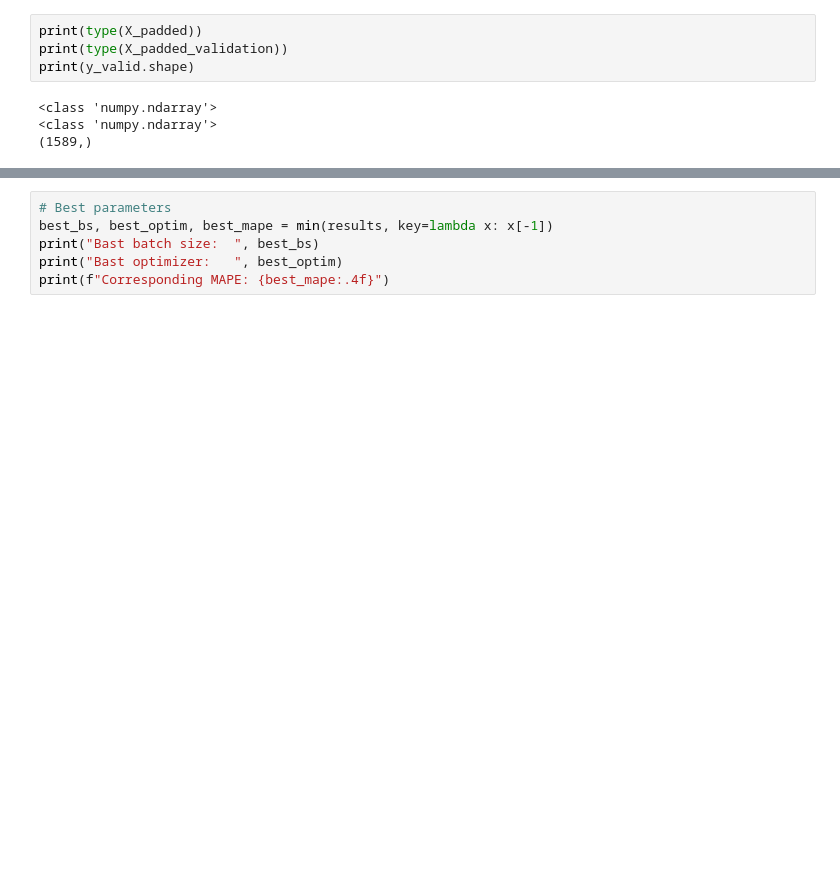
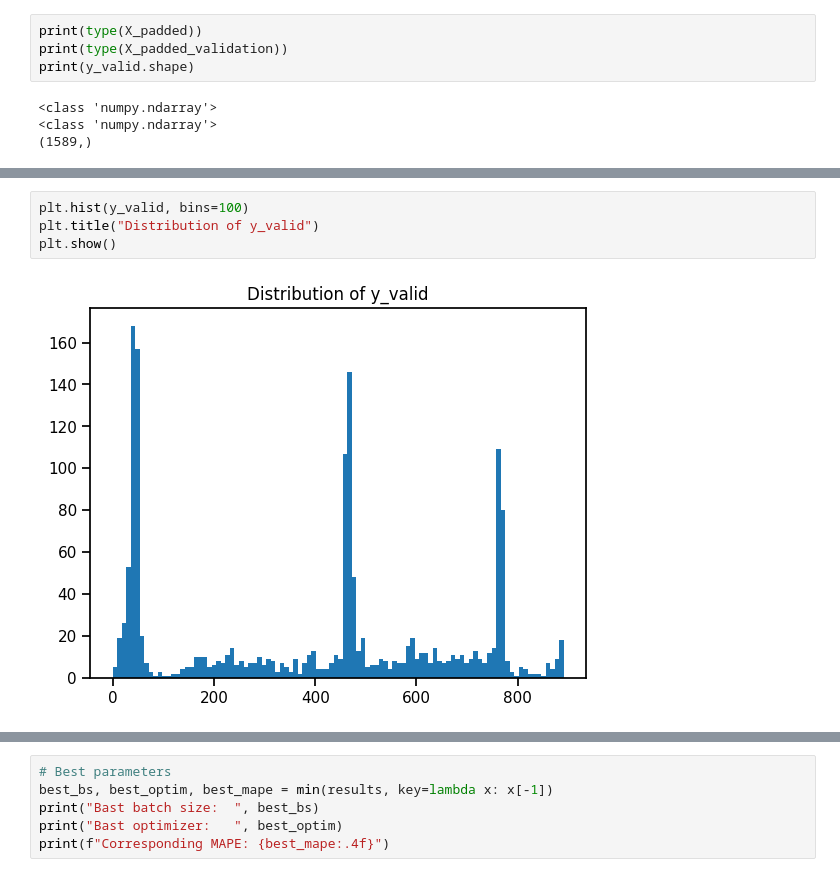
Before and after one commit to LouisBrusset/ITER-data-science-challenges, a Jupyter notebook: notebooks/MAST Plasma Current.ipynb, the cells around one changed output, grey strips where cells are left out. Cells and saved outputs as stored; diff of their text form; blank space fills up the shorter version.

```diff
--- a/notebooks/MAST Plasma Current.ipynb
+++ b/notebooks/MAST Plasma Current.ipynb
@@ -1538,0 +1660,6 @@ print(y_valid.shape)
+# %%
+plt.hist(y_valid, bins=100)
+plt.title("Distribution of y_valid")
+plt.show()
+# %% [output]
+[figure, added]
```
Also changed, not shown: parts of 28 cells of this notebook.
